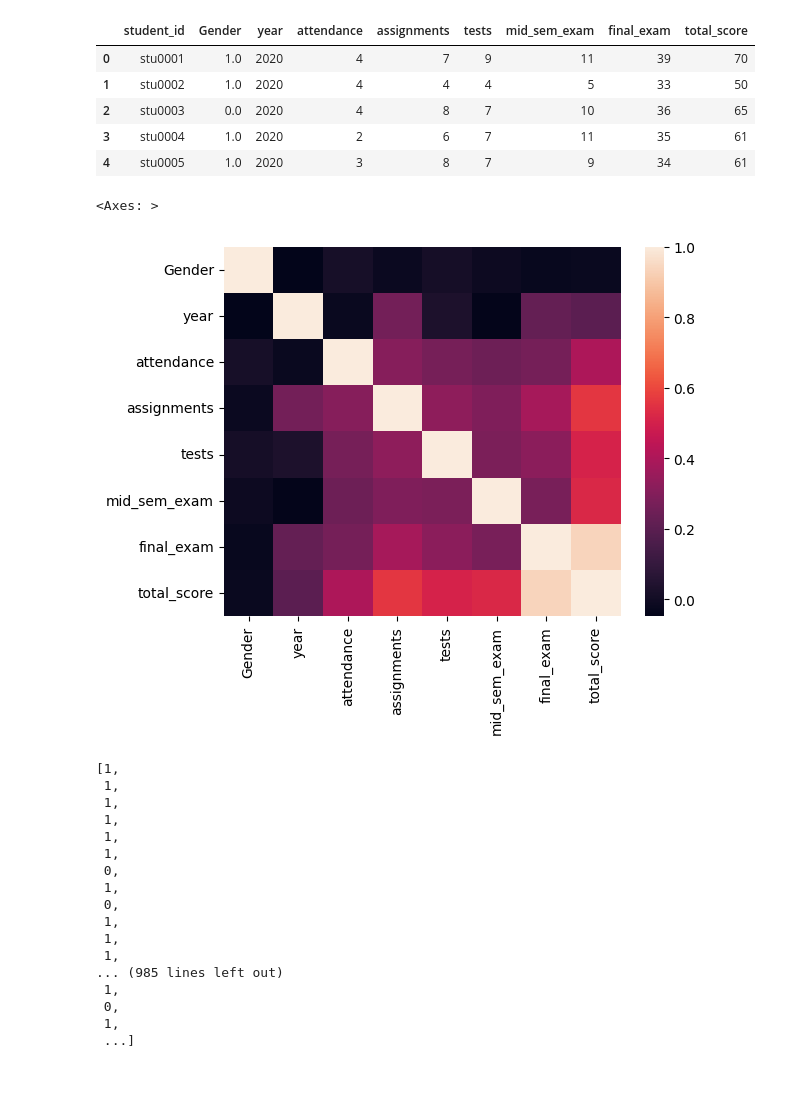
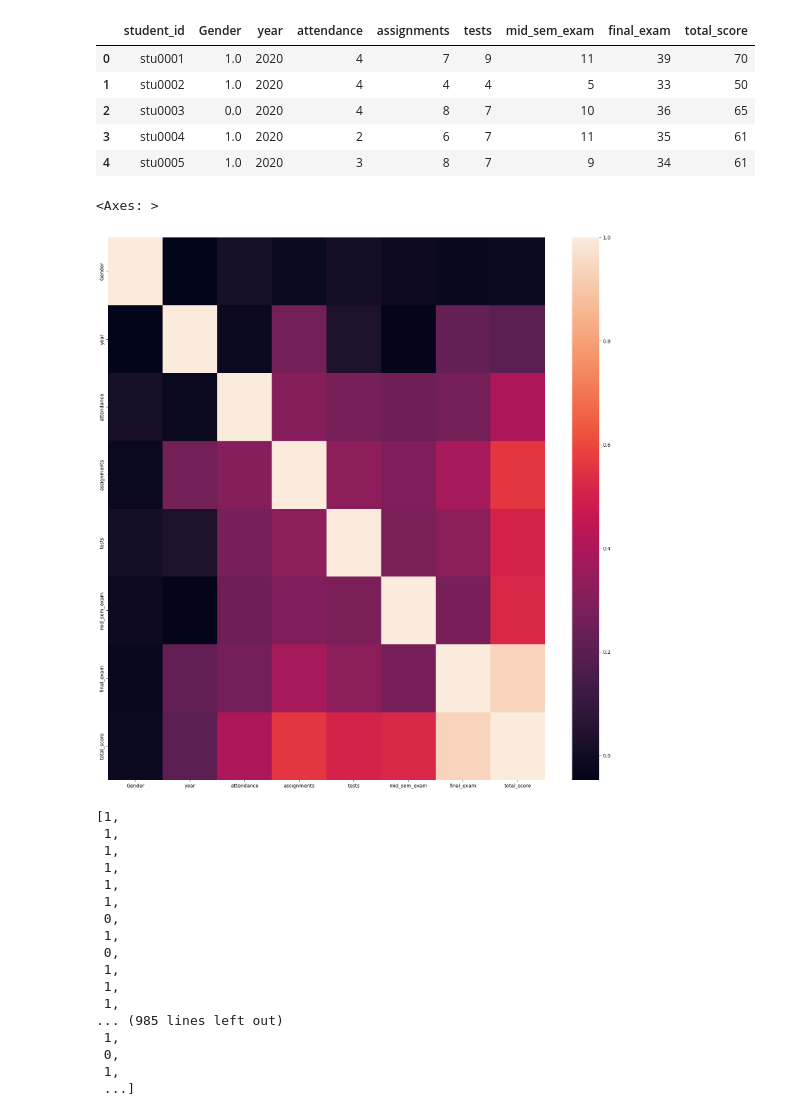
Before and after one commit to osoisi/Basics-of-MI, a Jupyter notebook: Student Performance INSY107/Student Performance INSY107.ipynb, the cells around one changed output. Cells and saved outputs as stored; diff of their text form; code cells hidden in the pictures; blank space fills up the shorter version.

```diff
--- a/Student Performance INSY107/Student Performance INSY107.ipynb
+++ b/Student Performance INSY107/Student Performance INSY107.ipynb
@@ -63,11 +63,12 @@ df = df.drop(columns=['student_id'])
 dfcorr = df.corr()
 # %%
 import matplotlib.pyplot as plt
-# %%
-sns.heatmap(dfcorr)
-# %% [output]
-<Axes: >
-[figure, removed]
+# %%
+plt.figure(figsize=(20,20))
+sns.heatmap(dfcorr)
+# %% [output]
+<Axes: >
+[figure, added]
 # %%
 # %% [output]
 [1,
```
Also changed, not shown: parts of 2 cells of this notebook.
